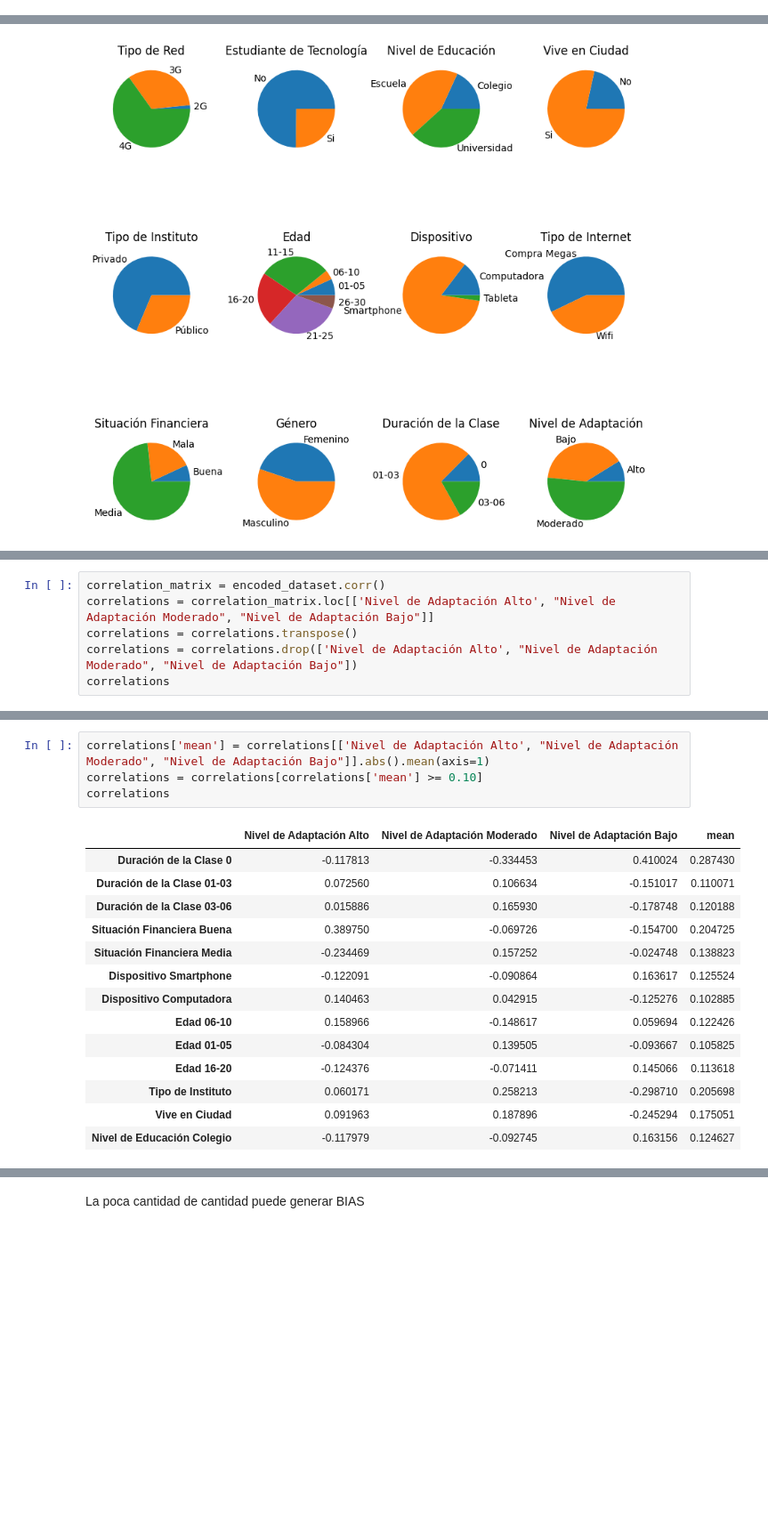
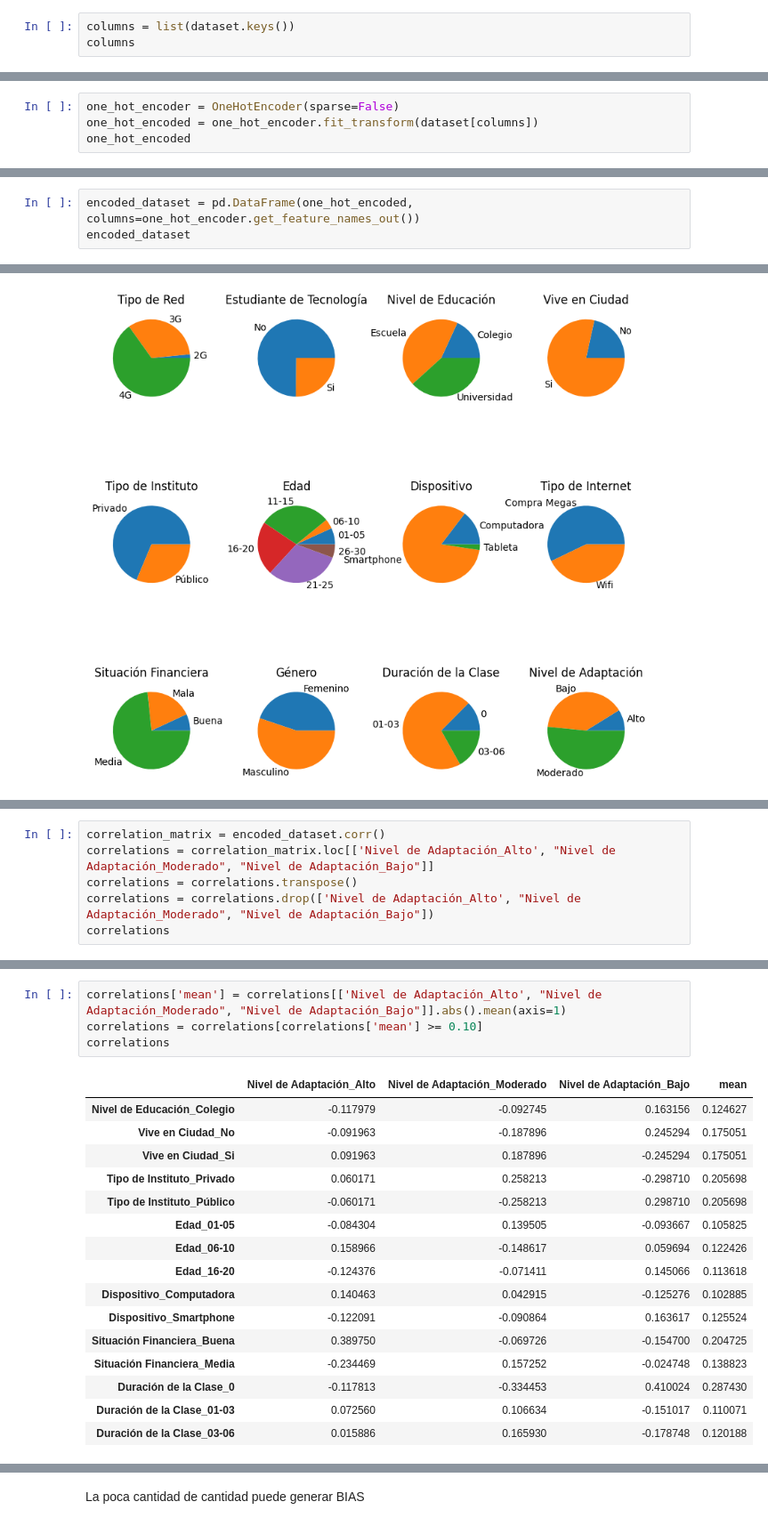
Before and after one commit to RedoRojo/Neural-Network-Classification, a Jupyter notebook: cuaderno.ipynb, the cells around one changed output, grey strips where cells are left out. Shown at 89% size. Saved outputs shown, nothing was run; the diff lists cells and outputs as text; blank space fills up the shorter version.

```diff
--- a/cuaderno.ipynb
+++ b/cuaderno.ipynb
@@ -173,0 +108,3 @@ array(['Nivel de Adaptación Alto', 'Nivel de Adaptación Moderado',
+# %%
+columns = list(dataset.keys())
+columns
@@ -173,0 +124,4 @@ array(['Nivel de Adaptación Alto', 'Nivel de Adaptación Moderado',
+# %%
+one_hot_encoder = OneHotEncoder(sparse=False)
+one_hot_encoded = one_hot_encoder.fit_transform(dataset[columns])
+one_hot_encoded
@@ -173,0 +136,3 @@ array(['Nivel de Adaptación Alto', 'Nivel de Adaptación Moderado',
+# %%
+encoded_dataset = pd.DataFrame(one_hot_encoded, columns=one_hot_encoder.get_feature_names_out())
+encoded_dataset
@@ -203,7 +175,7 @@ dtype: int64
 # %%
 correlation_matrix = encoded_dataset.corr()
-correlations = correlation_matrix.loc[['Nivel de Adaptación Alto', "Nivel de Adaptación Moderado", "Nivel de Adaptación Bajo"]]
+correlations = correlation_matrix.loc[['Nivel de Adaptación_Alto', "Nivel de Adaptación_Moderado", "Nivel de Adaptación_Bajo"]]
 correlations = correlations.transpose()
-correlations = correlations.drop(['Nivel de Adaptación Alto', "Nivel de Adaptación Moderado", "Nivel de Adaptación Bajo"])
+correlations = correlations.drop(['Nivel de Adaptación_Alto', "Nivel de Adaptación_Moderado", "Nivel de Adaptación_Bajo"])
 correlations
 # %% [output]
@@ -227,22 +199,24 @@ correlations
 # %%
-correlations['mean'] = correlations[['Nivel de Adaptación Alto', "Nivel de Adaptación Moderado", "Nivel de Adaptación Bajo"]].abs().mean(axis=1)
+correlations['mean'] = correlations[['Nivel de Adaptación_Alto', "Nivel de Adaptación_Moderado", "Nivel de Adaptación_Bajo"]].abs().mean(axis=1)
 correlations = correlations[correlations['mean'] >= 0.10]
 correlations
 # %% [output]
-|  | Nivel de Adaptación Alto | Nivel de Adaptación Moderado | Nivel de Adaptación Bajo | mean |
-| Duración de la Clase 0 | -0.117813 | -0.334453 | 0.410024 | 0.287430 |
-| Duración de la Clase 01-03 | 0.072560 | 0.106634 | -0.151017 | 0.110071 |
-| Duración de la Clase 03-06 | 0.015886 | 0.165930 | -0.178748 | 0.120188 |
-| Situación Financiera Buena | 0.389750 | -0.069726 | -0.154700 | 0.204725 |
-| Situación Financiera Media | -0.234469 | 0.157252 | -0.024748 | 0.138823 |
-| Dispositivo Smartphone | -0.122091 | -0.090864 | 0.163617 | 0.125524 |
-| Dispositivo Computadora | 0.140463 | 0.042915 | -0.125276 | 0.102885 |
-| Edad 06-10 | 0.158966 | -0.148617 | 0.059694 | 0.122426 |
-| Edad 01-05 | -0.084304 | 0.139505 | -0.093667 | 0.105825 |
-| Edad 16-20 | -0.124376 | -0.071411 | 0.145066 | 0.113618 |
-| Tipo de Instituto | 0.060171 | 0.258213 | -0.298710 | 0.205698 |
-| Vive en Ciudad | 0.091963 | 0.187896 | -0.245294 | 0.175051 |
-| Nivel de Educación Colegio | -0.117979 | -0.092745 | 0.163156 | 0.124627 |
+|  | Nivel de Adaptación_Alto | Nivel de Adaptación_Moderado | Nivel de Adaptación_Bajo | mean |
+| Nivel de Educación_Colegio | -0.117979 | -0.092745 | 0.163156 | 0.124627 |
+| Vive en Ciudad_No | -0.091963 | -0.187896 | 0.245294 | 0.175051 |
+| Vive en Ciudad_Si | 0.091963 | 0.187896 | -0.245294 | 0.175051 |
+| Tipo de Instituto_Privado | 0.060171 | 0.258213 | -0.298710 | 0.205698 |
+| Tipo de Instituto_Público | -0.060171 | -0.258213 | 0.298710 | 0.205698 |
+| Edad_01-05 | -0.084304 | 0.139505 | -0.093667 | 0.105825 |
+| Edad_06-10 | 0.158966 | -0.148617 | 0.059694 | 0.122426 |
+| Edad_16-20 | -0.124376 | -0.071411 | 0.145066 | 0.113618 |
+| Dispositivo_Computadora | 0.140463 | 0.042915 | -0.125276 | 0.102885 |
+| Dispositivo_Smartphone | -0.122091 | -0.090864 | 0.163617 | 0.125524 |
+| Situación Financiera_Buena | 0.389750 | -0.069726 | -0.154700 | 0.204725 |
+| Situación Financiera_Media | -0.234469 | 0.157252 | -0.024748 | 0.138823 |
+| Duración de la Clase_0 | -0.117813 | -0.334453 | 0.410024 | 0.287430 |
+| Duración de la Clase_01-03 | 0.072560 | 0.106634 | -0.151017 | 0.110071 |
+| Duración de la Clase_03-06 | 0.015886 | 0.165930 | -0.178748 | 0.120188 |
 # %%
 
 sns.heatmap(correlations, annot=False)
```
Also changed, not shown: parts of 32 cells of this notebook.
